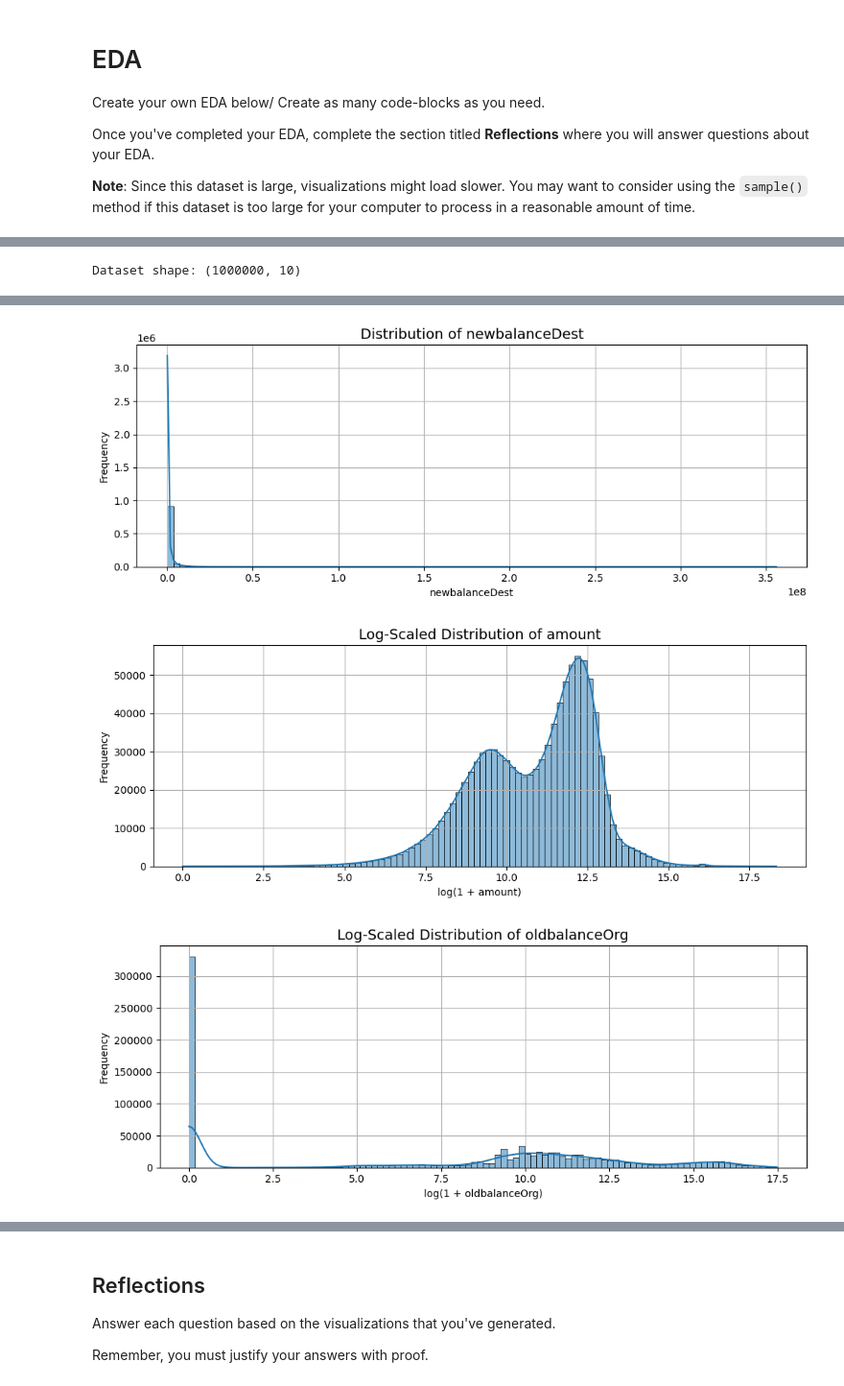
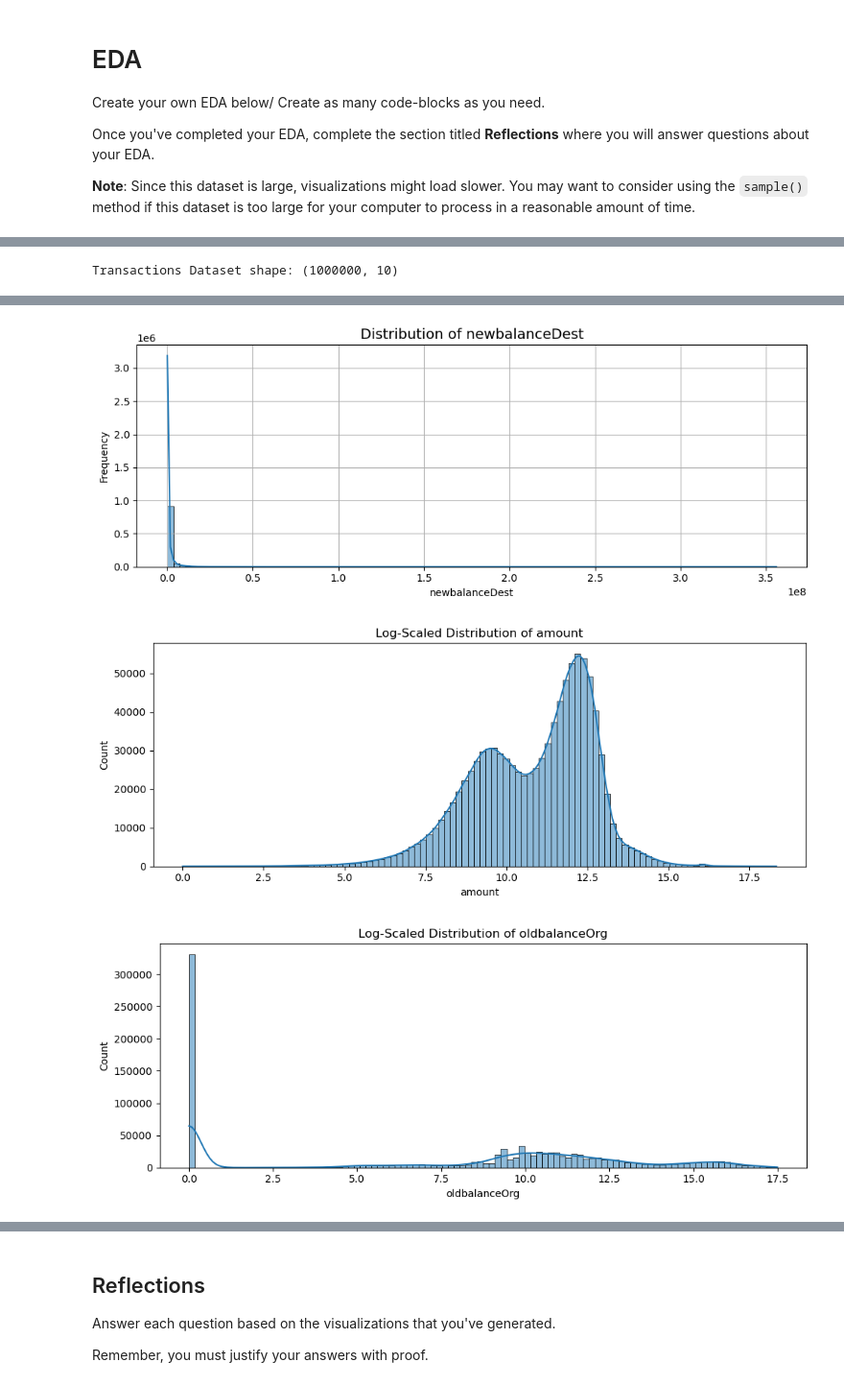
Before and after one commit to trebmal-fitt/Fraud-Detection-Project, a Jupyter notebook: detect-fraud/notebooks/eda.ipynb, the cells around one changed output, grey strips where cells are left out. Shown: that part at 96% size. Drawn from its saved outputs; the diff is of its cells as text; code cells hidden in the pictures.

```diff
--- a/detect-fraud/notebooks/eda.ipynb
+++ b/detect-fraud/notebooks/eda.ipynb
@@ -27,8 +25,8 @@ transactions.head()
 # %%
 # TODO: view the shape of your data
-print ("Dataset shape:", transactions.shape)
+print ("Transactions Dataset shape:", transactions.shape)
 # %% [output]
-Dataset shape: (1000000, 10)
+Transactions Dataset shape: (1000000, 10)
 # %%
 # TODO: Begin your EDA
 
@@ -53,36 +51,33 @@ for col in numeric_columns:
 
 # Use log transformation to explore skewed distributions
 for col in numeric_columns:
     plt.figure(figsize=(10, 4))
     sns.histplot(np.log1p(transactions[col]), bins=100, kde=True)
-    plt.title(f'Log-Scaled Distribution of {col}', fontsize=14)
-    plt.xlabel(f'log(1 + {col})')
-    plt.ylabel("Frequency")
-    plt.grid(True)
+    plt.title(f'Log-Scaled Distribution of {col}')
     plt.tight_layout()
     plt.show()
 # %% [output]
 Data types and null values:
 <class 'pandas.core.frame.DataFrame'>
 RangeIndex: 1000000 entries, 0 to 999999
 Data columns (total 10 columns):
  #   Column          Non-Null Count    Dtype
 ---  ------          --------------    -----
  0   type            1000000 non-null  object
  1   amount          1000000 non-null  float64
  2   nameOrig        1000000 non-null  object
  3   oldbalanceOrg   1000000 non-null  float64
  4   newbalanceOrig  1000000 non-null  float64
  5   nameDest        1000000 non-null  object
 ... (14 lines left out)
 newbalanceDest    0
 isFraud           0
 isFlaggedFraud    0
 dtype: int64
 [figure]
 [figure]
 [figure]
 [figure]
 [figure]
-[figure, old version]
+[figure, new version]
-[figure, old version]
+[figure, new version]
```
Also changed, not shown: parts of 6 cells of this notebook, 2 other files.
